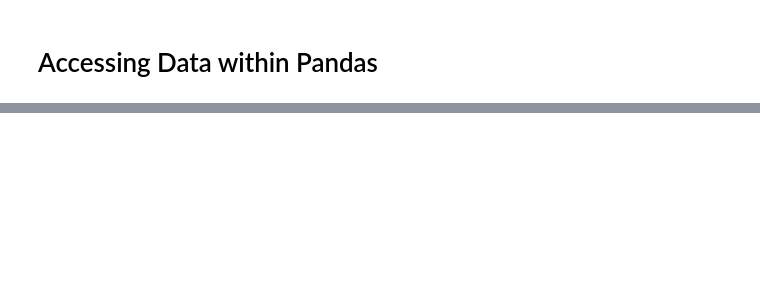
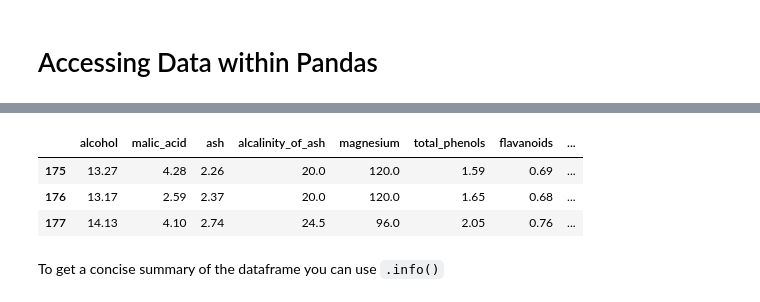
Before and after one commit to yshp57/dsc-0-03-09-accessing-data-within-pandas-online-ds-pt-100118, a Jupyter notebook: index.ipynb, the cells around one changed output, grey strips where cells are left out. Cells and saved outputs as stored; diff of their text form; code cells hidden in the pictures; blank space fills up the shorter version.

```diff
--- a/index.ipynb
+++ b/index.ipynb
@@ -45,0 +86,10 @@ You can also get both the number of rows and columns with the .shape attribute (
+# %%
+# last 3 rows of df
+df.tail(3)
+# %% [output]
+|  | alcohol | malic_acid | ash | alcalinity_of_ash | magnesium | total_phenols | flavanoids | ... |
+| 175 | 13.27 | 4.28 | 2.26 | 20.0 | 120.0 | 1.59 | 0.69 | ... |
+| 176 | 13.17 | 2.59 | 2.37 | 20.0 | 120.0 | 1.65 | 0.68 | ... |
+| 177 | 14.13 | 4.10 | 2.74 | 24.5 | 96.0 | 2.05 | 0.76 | ... |
+# %% [markdown]
+To get a concise summary of the dataframe you can use `.info()`
```
Also changed, not shown: parts of 103 cells of this notebook, 1 other file.
